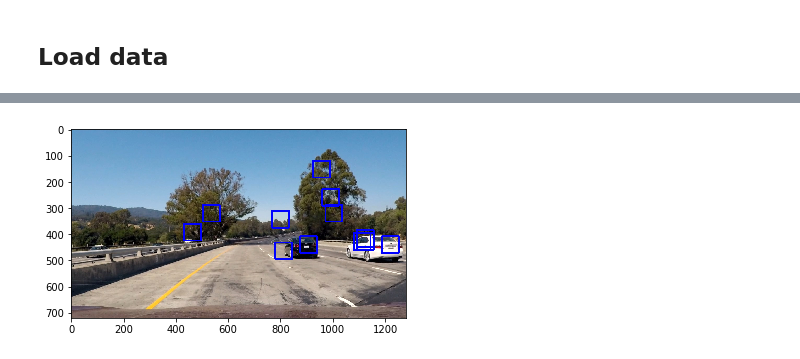
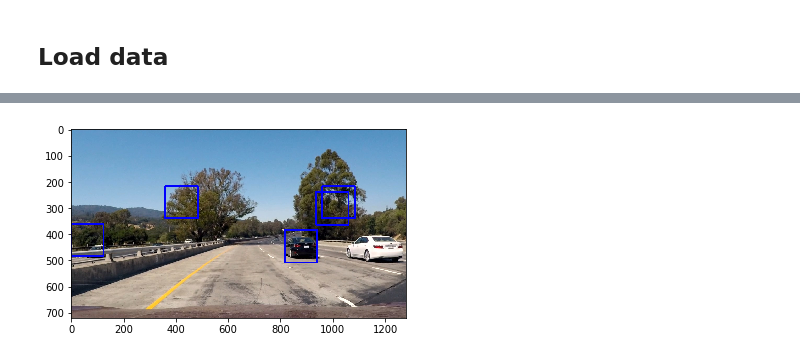
Before and after one commit to odats/CarND-Vehicle-Detection, a Jupyter notebook: project.ipynb, the cells around one changed output, grey strips where cells are left out. Drawn from its saved outputs; the diff is of its cells as text; code cells hidden in the pictures.

Commit message:
Sliding windows

```diff
--- a/project.ipynb
+++ b/project.ipynb
@@ -286,26 +286,40 @@ Test Accuracy of SVC =  0.9634
 # %%
 image = mpimg.imread('test_images/test1.jpg')
 draw_image = np.copy(image)
 
 # Uncomment the following line if you extracted training
 # data from .png images (scaled 0 to 1 by mpimg) and the
 # image you are searching is a .jpg (scaled 0 to 255)
 image = image.astype(np.float32)/255
 
-windows = slide_window(image, x_start_stop=[None, None], y_start_stop=y_start_stop,
+windows = []
+
+windows1 = slide_window(image, x_start_stop=[None, None], y_start_stop=y_start_stop,
                     xy_window=(64, 64), xy_overlap=(0.8, 0.8))
 
+windows2 = slide_window(image, x_start_stop=[None, None], y_start_stop=y_start_stop,
+                    xy_window=(96, 96), xy_overlap=(0.8, 0.8))
+
+windows3 = slide_window(image, x_start_stop=[None, None], y_start_stop=y_start_stop,
+                    xy_window=(124, 124), xy_overlap=(0.8, 0.8))
+
+# for win in windows1:
+#     windows.append(win)
+# for win in windows2:
+#     windows.append(win)
+for win in windows3:
+    windows.append(win)
 
 hot_windows = search_windows(image, windows, svc, X_scaler, color_space=color_space,
                         spatial_size=spatial_size, hist_bins=hist_bins,
                         orient=orient, pix_per_cell=pix_per_cell,
                         cell_per_block=cell_per_block,
                         hog_channel=hog_channel, spatial_feat=spatial_feat,
                         hist_feat=hist_feat, hog_feat=hog_feat)
 
 window_img = draw_boxes(draw_image, hot_windows, color=(0, 0, 255), thick=6)
 
 plt.imshow(window_img)
 plt.show()
 # %% [output]
-[figure, old version]
+[figure, new version]
```
Also changed, not shown: parts of 1 cell of this notebook.
